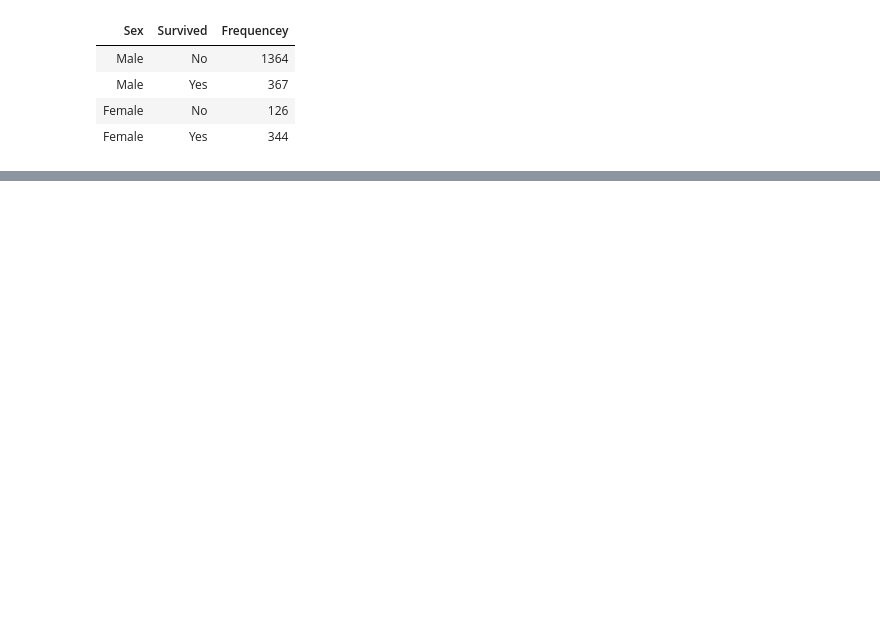
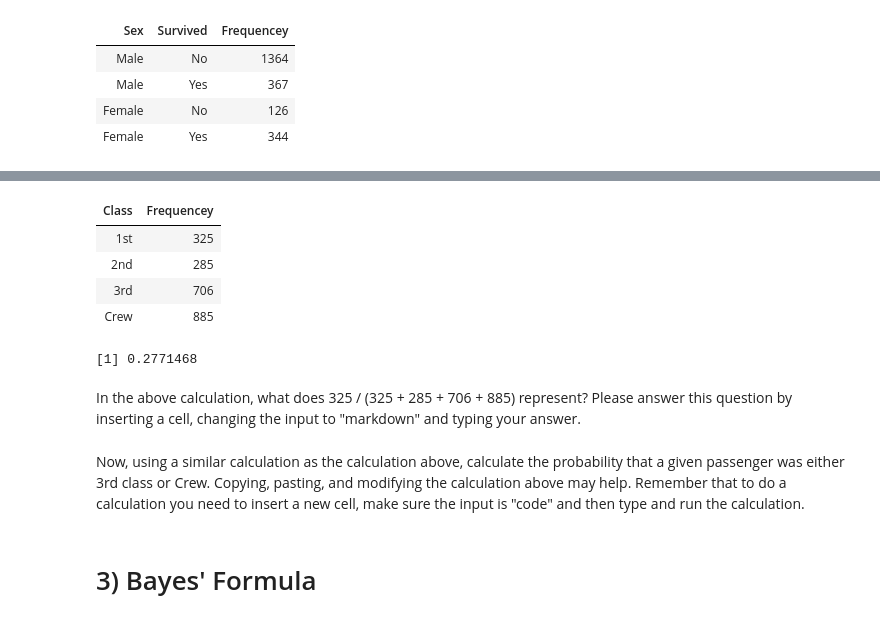
Before and after one commit to trainorp/iteachAST505, a Jupyter notebook: Assignments/Labs/Lab2.ipynb, the cells around one changed output, grey strips where cells are left out. Saved outputs shown, nothing was run; the diff lists cells and outputs as text; code cells hidden in the pictures; blank space fills up the shorter version.

```diff
--- a/Assignments/Labs/Lab2.ipynb
+++ b/Assignments/Labs/Lab2.ipynb
@@ -125,0 +232,18 @@ Titanic %>% group_by(Sex, Survived) %>% summarize(Frequencey = sum(Freq))
+# %%
+Titanic %>% group_by(Class) %>% summarize(Frequencey = sum(Freq))
+# %% [output]
+| Class | Frequencey |
+| 1st | 325 |
+| 2nd | 285 |
+| 3rd | 706 |
+| Crew | 885 |
+# %%
+(325 / (325 + 285 + 706 + 885)) + (285 / (325 + 285 + 706 + 885))
+# %% [output]
+[1] 0.2771468
+# %% [markdown]
+In the above calculation, what does 325 / (325 + 285 + 706 + 885) represent? Please answer this question by inserting a cell, changing the input to "markdown" and typing your answer.
+# %% [markdown]
+Now, using a similar calculation as the calculation above, calculate the probability that a given passenger was either 3rd class or Crew. Copying, pasting, and modifying the calculation above may help. Remember that to do a calculation you need to insert a new cell, make sure the input is "code" and then type and run the calculation.
+# %% [markdown]
+# 3) Bayes' Formula
```
Also changed, not shown: parts of 33 cells of this notebook, 1 other file.
